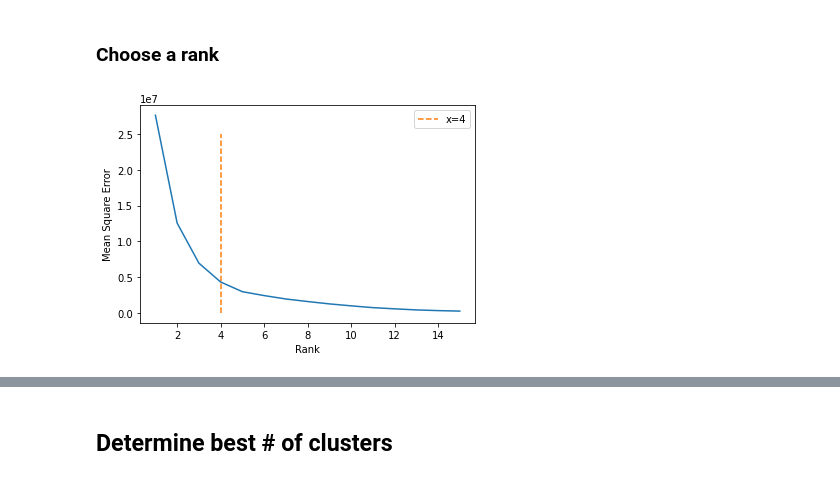
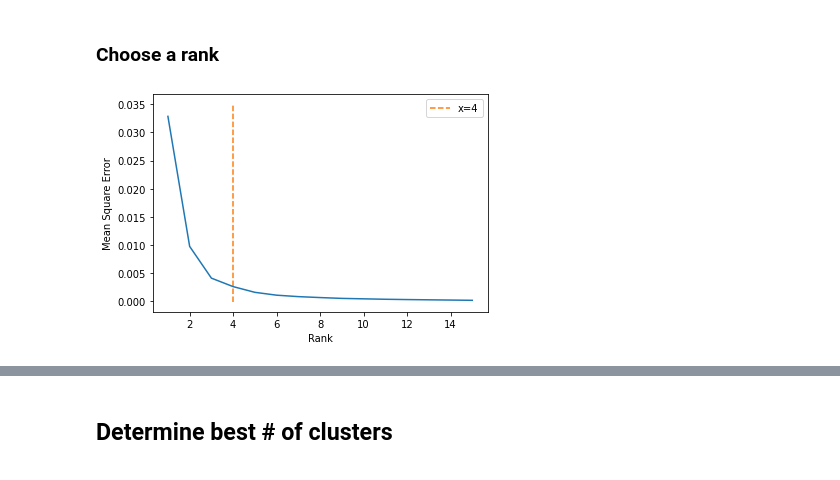
Before and after one commit to kevin-q2/Covid_Diffusion, a Jupyter notebook: analysis/State_Clustering.ipynb, the cells around one changed output, grey strips where cells are left out. Drawn from its saved outputs; the diff is of its cells as text; code cells hidden in the pictures.

```diff
--- a/analysis/State_Clustering.ipynb
+++ b/analysis/State_Clustering.ipynb
@@ -171,0 +174,3 @@ For n_clusters = 5 The average silhouette_score is : 0.32286713030434516
+# %%
+kmeans = KMeans(n_clusters=n_clusters, random_state=9, max_iter = 1000).fit(h_clust)
+counti = pd.Series(kmeans.labels_)
@@ -269,0 +320,8 @@ test_dset = mat_opr(test_data.dataframe.drop(["Virgin Islands", "Guam"],axis = 1
+# %%
+test_data = state_test_data(get_test_dat=True)
+test_div = test_data.dataframe.drop(["Virgin Islands", "Guam", "Puerto Rico"],axis = 1)
+test_div = test_div.replace(0, np.nan)
+test_div = test_div.fillna(method='ffill', axis = 0)
+test_rates = state_dset.dataframe.astype(float) / test_div
+# %%
+test_dset = mat_opr(test_rates)
@@ -274,7 +334,7 @@ test_dset.dataframe.isna().values.any()
 False
 # %%
 #t_inp = mat_opr(test_dset.dataframe)
-#test_dset = test_dset.normalizer(maxer=True)
+test_dset = test_dset.normalizer(maxer=True)
 # %% [markdown]
 ### Choose a rank
 # %%
@@ -284,13 +344,13 @@ for i in range(15):
     test_errors.append(test_dset.mean_square_error(nmfed, 0))
 # %%
 plt.plot(list(range(1,16)), test_errors)
-plt.vlines(x=4,ymin=0,ymax=2.5*10**7, color="tab:orange", linestyle='dashed', label="x=4")
+plt.vlines(x=4,ymin=-0.0001,ymax=0.035, color="tab:orange", linestyle='dashed', label="x=4")
 plt.xlabel("Rank")
 plt.ylabel("Mean Square Error")
 plt.legend()
 plt.show()
 # %% [output]
-[figure, old version]
+[figure, new version]
 # %%
 test_ranker = 4
 # %%
```
Also changed, not shown: parts of 35 cells of this notebook, 1 other file.
